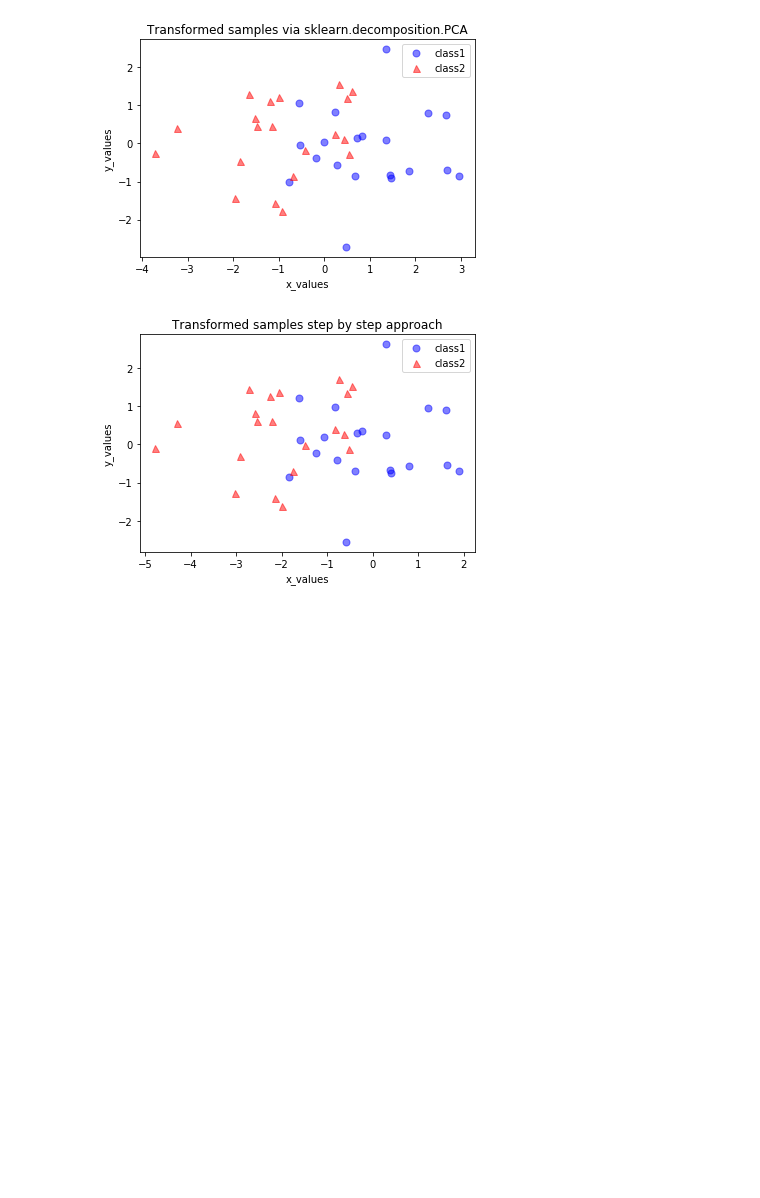
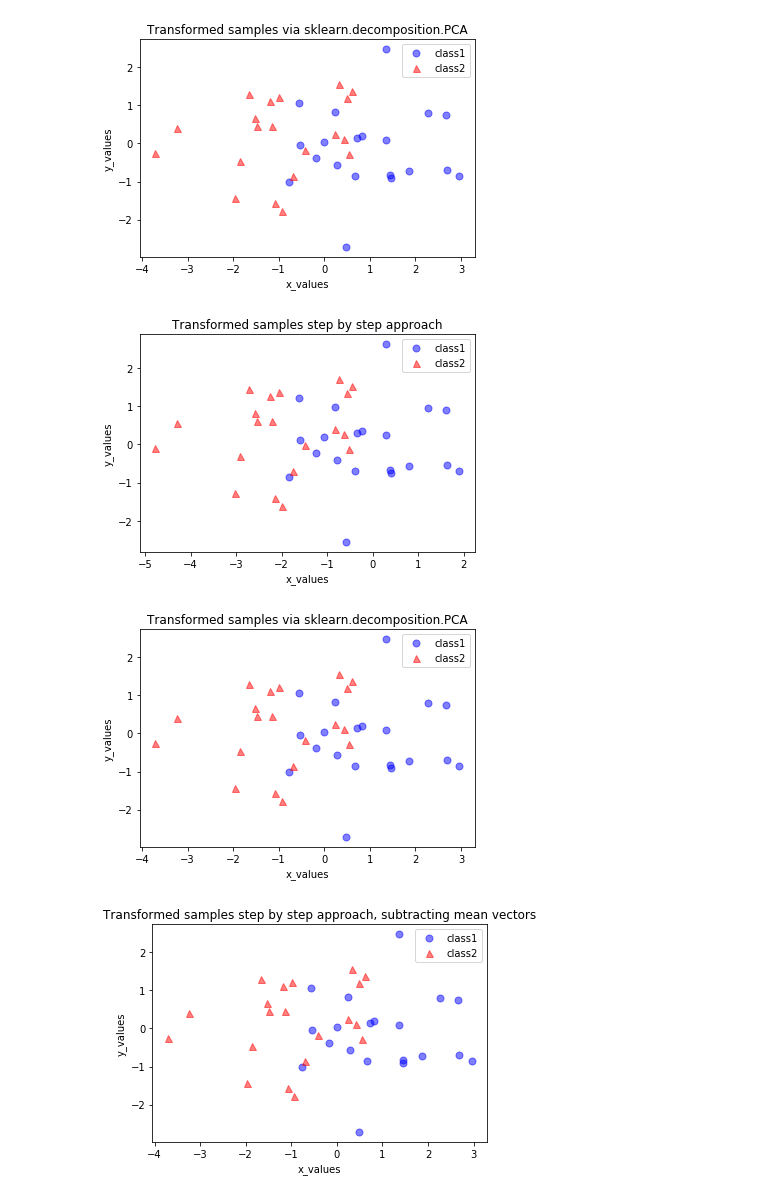
Before and after one commit to rasbt/pattern_classification, a Jupyter notebook: dimensionality_reduction/projection/principal_component_analysis_old.ipynb, the cells around one changed output. Cells and saved outputs as stored; diff of their text form; code cells hidden in the pictures; blank space fills up the shorter version.

Commit message:
subtracted mean vectors

```diff
--- a/dimensionality_reduction/projection/principal_component_analysis_old.ipynb
+++ b/dimensionality_reduction/projection/principal_component_analysis_old.ipynb
@@ -545,3 +539,35 @@ plt.show()
 # %% [output]
 [figure]
 [figure]
+# %%
+# sklearn.decomposition.PCA
+
+sklearn_transf *= (-1)
+
+plt.plot(sklearn_transf[0:20, 0], sklearn_transf[0:20, 1] , 'o',
+         markersize=7, color='blue', alpha=0.5, label='class1')
+plt.plot(sklearn_transf[20:40, 0], sklearn_transf[20:40, 1] , '^',
+         markersize=7, color='red', alpha=0.5, label='class2')
+plt.xlabel('x_values')
+plt.ylabel('y_values')
+plt.legend()
+plt.title('Transformed samples via sklearn.decomposition.PCA')
+plt.show()
+
+# step by step PCA
+
+transformed = matrix_w.T.dot(all_samples - mean_vector)
+
+plt.plot(transformed[0, 0:20], transformed[1, 0:20],
+         'o', markersize=7, color='blue', alpha=0.5, label='class1')
+plt.plot(transformed[0, 20:40], transformed[1, 20:40],
+         '^', markersize=7, color='red', alpha=0.5, label='class2')
+
+plt.xlabel('x_values')
+plt.ylabel('y_values')
+plt.legend()
+plt.title('Transformed samples step by step approach, subtracting mean vectors')
+plt.show()
+# %% [output]
+[figure, added]
+[figure, added]
```
Also changed, not shown: parts of 3 cells of this notebook.
